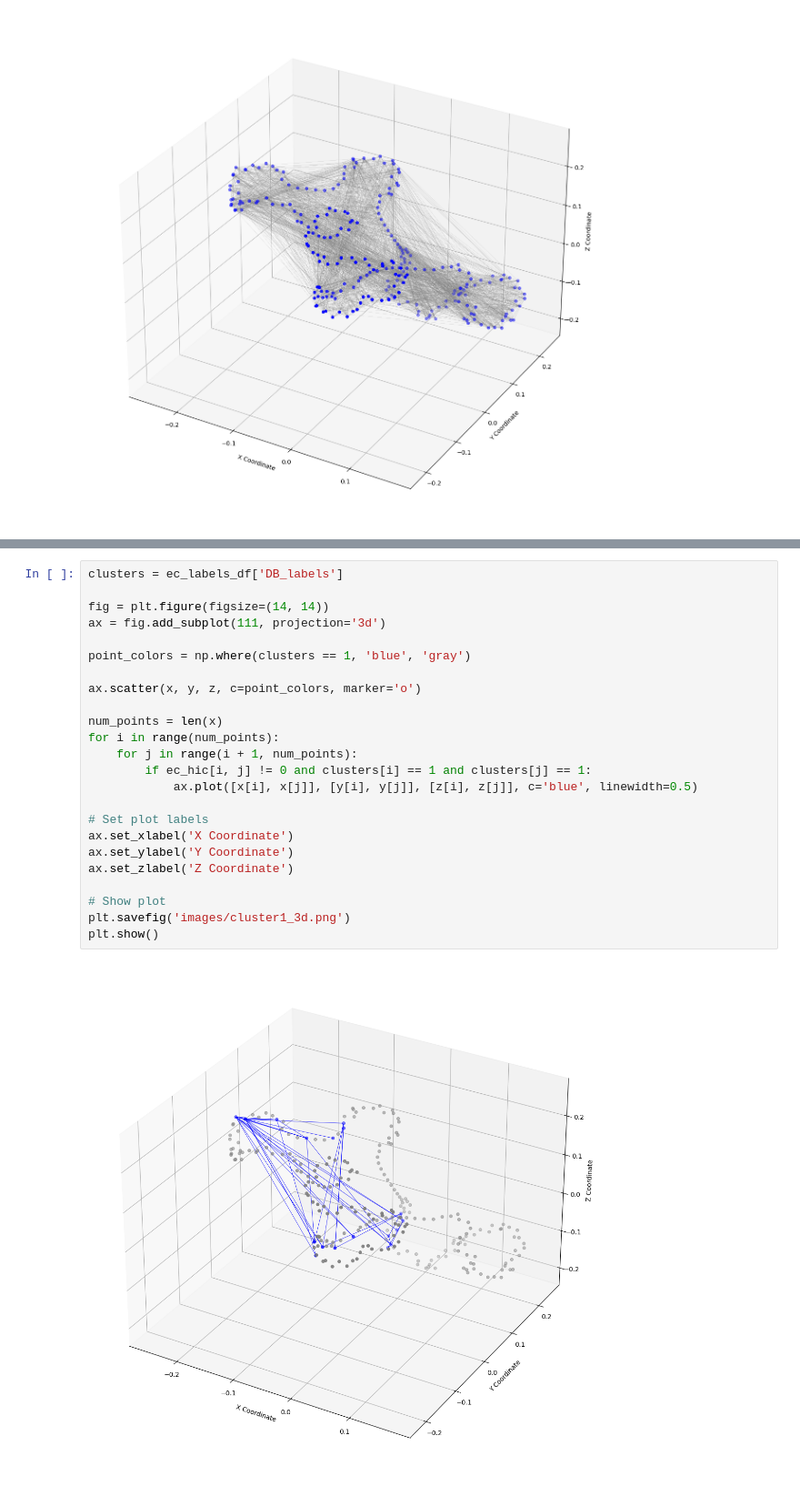
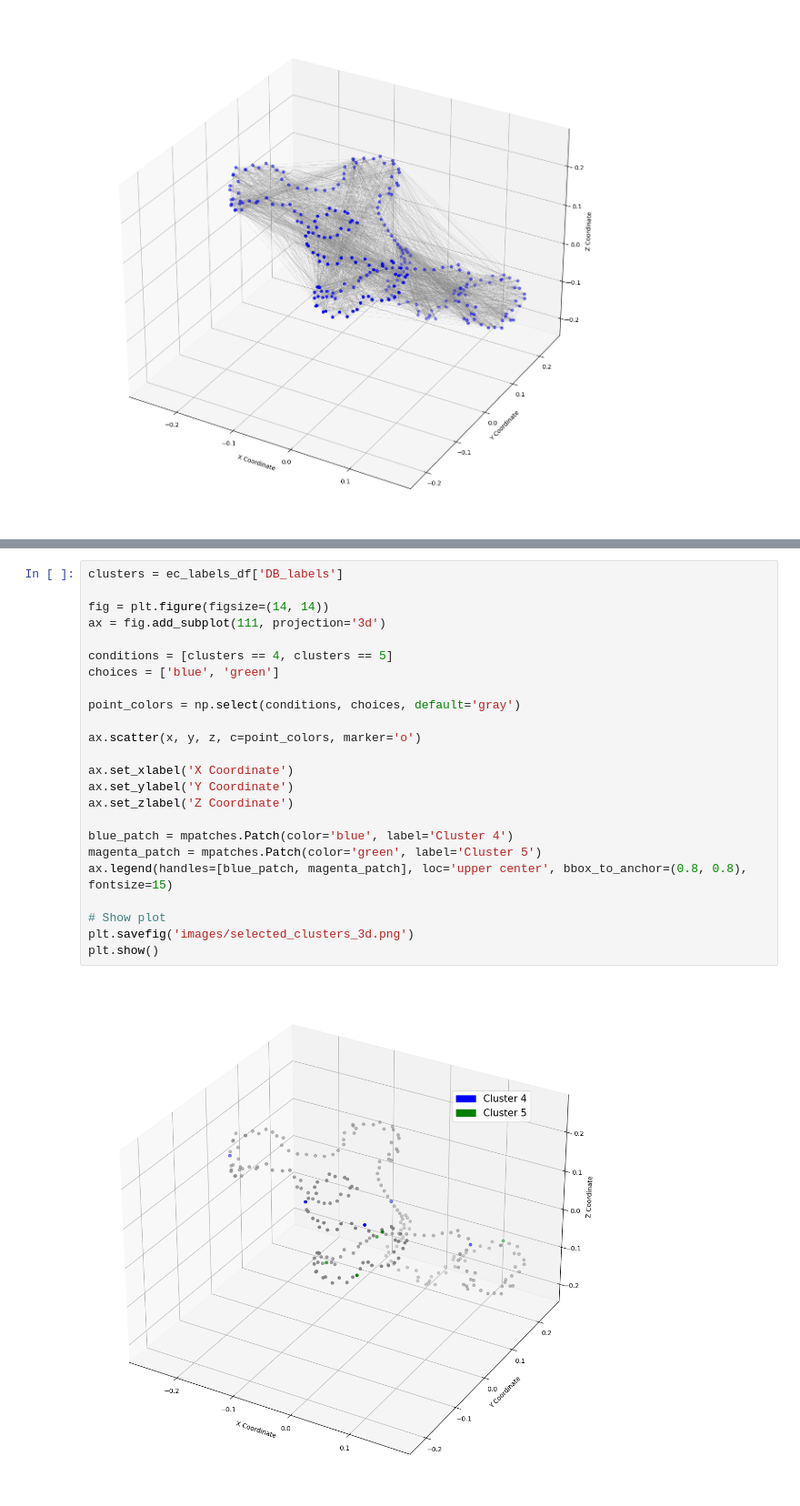
Before and after one commit to vikwaran03/DSC180B_Q2, a Jupyter notebook: Q2_Prep/structure.ipynb, the cells around one changed output, grey strips where cells are left out. Shown at 91% size. Saved outputs shown, nothing was run; the diff lists cells and outputs as text.

```diff
--- a/Q2_Prep/structure.ipynb
+++ b/Q2_Prep/structure.ipynb
@@ -85,26 +282,26 @@ plt.show()
 # %%
 clusters = ec_labels_df['DB_labels']
 
 fig = plt.figure(figsize=(14, 14))
 ax = fig.add_subplot(111, projection='3d')
 
-point_colors = np.where(clusters == 1, 'blue', 'gray')
+conditions = [clusters == 4, clusters == 5]
+choices = ['blue', 'green']
+
+point_colors = np.select(conditions, choices, default='gray')
 
 ax.scatter(x, y, z, c=point_colors, marker='o')
 
-num_points = len(x)
-for i in range(num_points):
-    for j in range(i + 1, num_points):
-        if ec_hic[i, j] != 0 and clusters[i] == 1 and clusters[j] == 1:
-            ax.plot([x[i], x[j]], [y[i], y[j]], [z[i], z[j]], c='blue', linewidth=0.5)
-
-# Set plot labels
 ax.set_xlabel('X Coordinate')
 ax.set_ylabel('Y Coordinate')
 ax.set_zlabel('Z Coordinate')
 
+blue_patch = mpatches.Patch(color='blue', label='Cluster 4')
+magenta_patch = mpatches.Patch(color='green', label='Cluster 5')
+ax.legend(handles=[blue_patch, magenta_patch], loc='upper center', bbox_to_anchor=(0.8, 0.8), fontsize=15)
+
 # Show plot
-plt.savefig('images/cluster1_3d.png')
+plt.savefig('images/selected_clusters_3d.png')
 plt.show()
 # %% [output]
-[figure, old version]
+[figure, new version]
```
Also changed, not shown: parts of 13 cells of this notebook, 23 other files.
